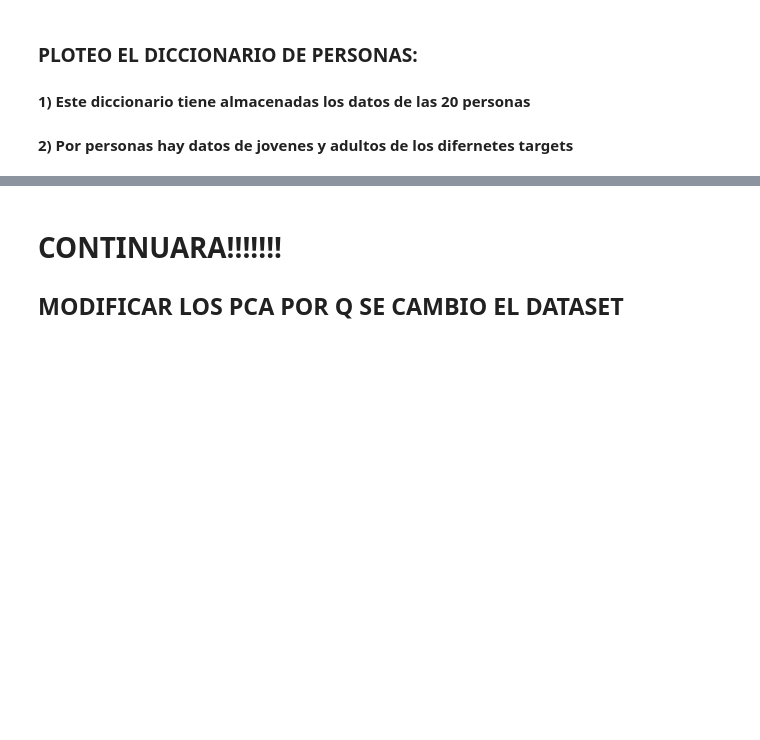
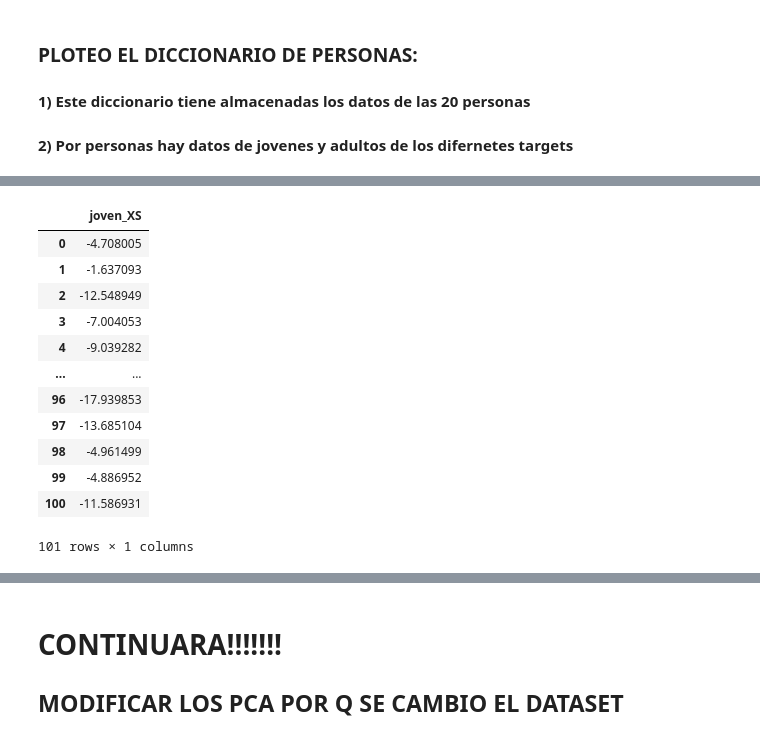
Before and after one commit to Beta628427/Tesis, a Jupyter notebook: 2_Beta___Cod/Beta_PCA/PCA_Cod_master_v1.ipynb, the cells around one changed output, grey strips where cells are left out. Saved outputs shown, nothing was run; the diff lists cells and outputs as text; code cells hidden in the pictures; blank space fills up the shorter version.

```diff
--- a/2_Beta___Cod/Beta_PCA/PCA_Cod_master_v1.ipynb
+++ b/2_Beta___Cod/Beta_PCA/PCA_Cod_master_v1.ipynb
@@ -241 +241,17 @@ pd.DataFrame(personas["p20"])
 101 rows × 19 columns
+# %%
+pd.DataFrame(personas["p1"]["joven_XS"])
+# %% [output]
+|  | joven_XS |
+| 0 | -4.708005 |
+| 1 | -1.637093 |
+| 2 | -12.548949 |
+| 3 | -7.004053 |
+| 4 | -9.039282 |
+| ... | ... |
+| 96 | -17.939853 |
+| 97 | -13.685104 |
+| 98 | -4.961499 |
+| 99 | -4.886952 |
+| 100 | -11.586931 |
+101 rows × 1 columns
```
Also changed, not shown: parts of 6 cells of this notebook.
